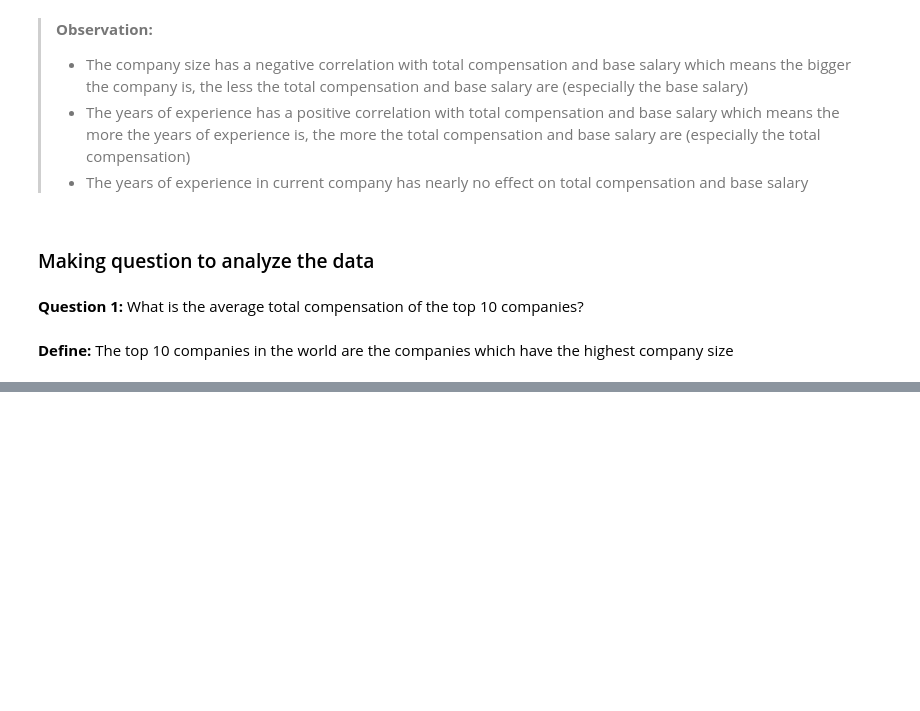
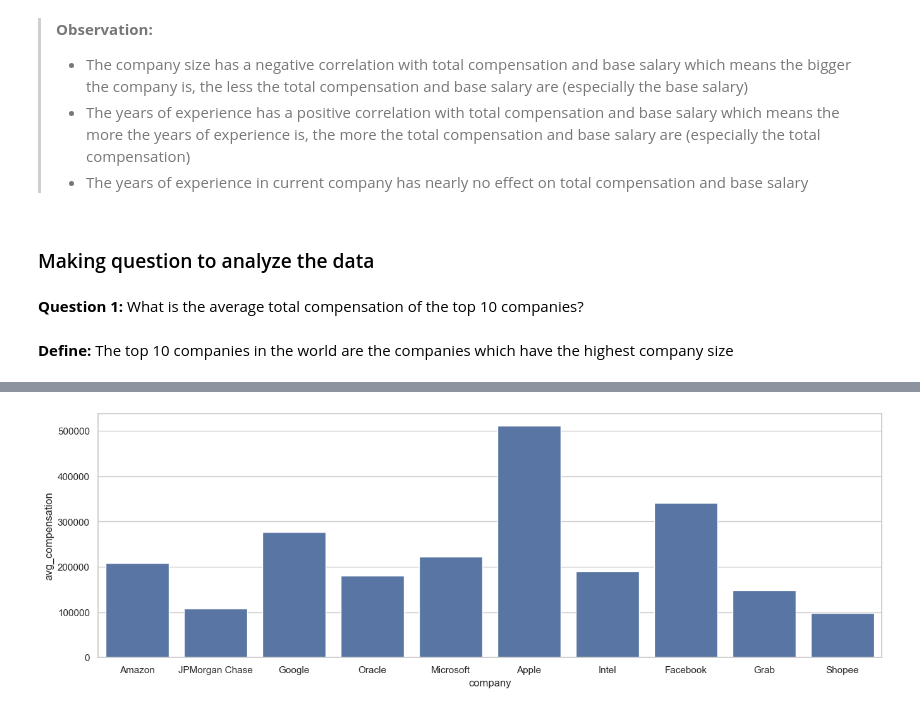
Before and after one commit to Namiscrea7or/SWE-Salary, a Jupyter notebook: notebooks/3-exploration.ipynb, the cells around one changed output, grey strips where cells are left out. Drawn from its saved outputs; the diff is of its cells as text; code cells hidden in the pictures; blank space fills up the shorter version.

```diff
--- a/notebooks/3-exploration.ipynb
+++ b/notebooks/3-exploration.ipynb
@@ -210,0 +195,9 @@ Name: company_size, dtype: int64
+# %%
+# Get the top 10 companies
+top_10_companies = pd.DataFrame()
+top_10_companies["avg_compensation"] = cleaned_data.groupby(["company", "company_size"])["total_compensation"].mean()
+
+top_10_companies = top_10_companies.groupby('company_size', group_keys=False).apply(lambda x: x.sort_values(by="company_size", ascending=False).head(10))
+top_10_companies = top_10_companies.sort_index(level='company_size', ascending=False).head(10)
+
+top_10_companies
@@ -210,0 +217,7 @@ Name: company_size, dtype: int64
+# %%
+# Visualize the top 10 companies with highest average total compensation
+plt.figure(figsize=(16, 5))
+sns.set(style="whitegrid")
+ax = sns.barplot(data=top_10_companies, x="company", y= "avg_compensation")
+# %% [output]
+[figure, added]
```
Also changed, not shown: parts of 5 cells of this notebook.
